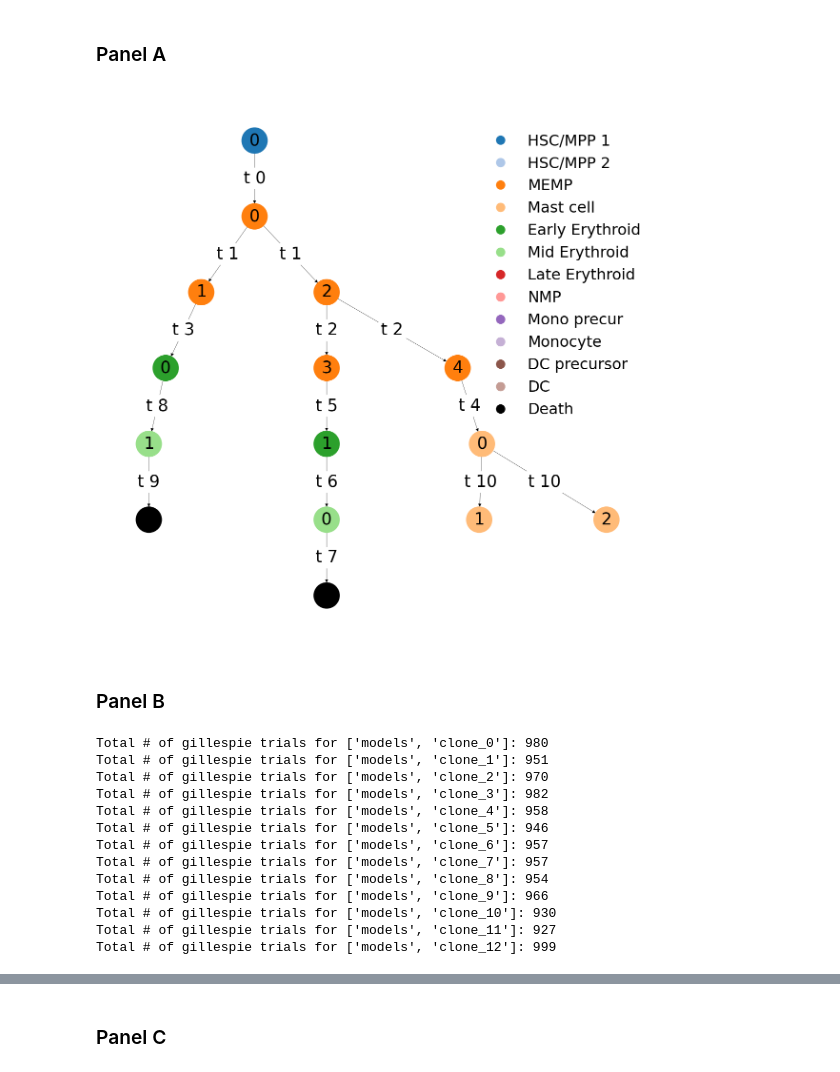
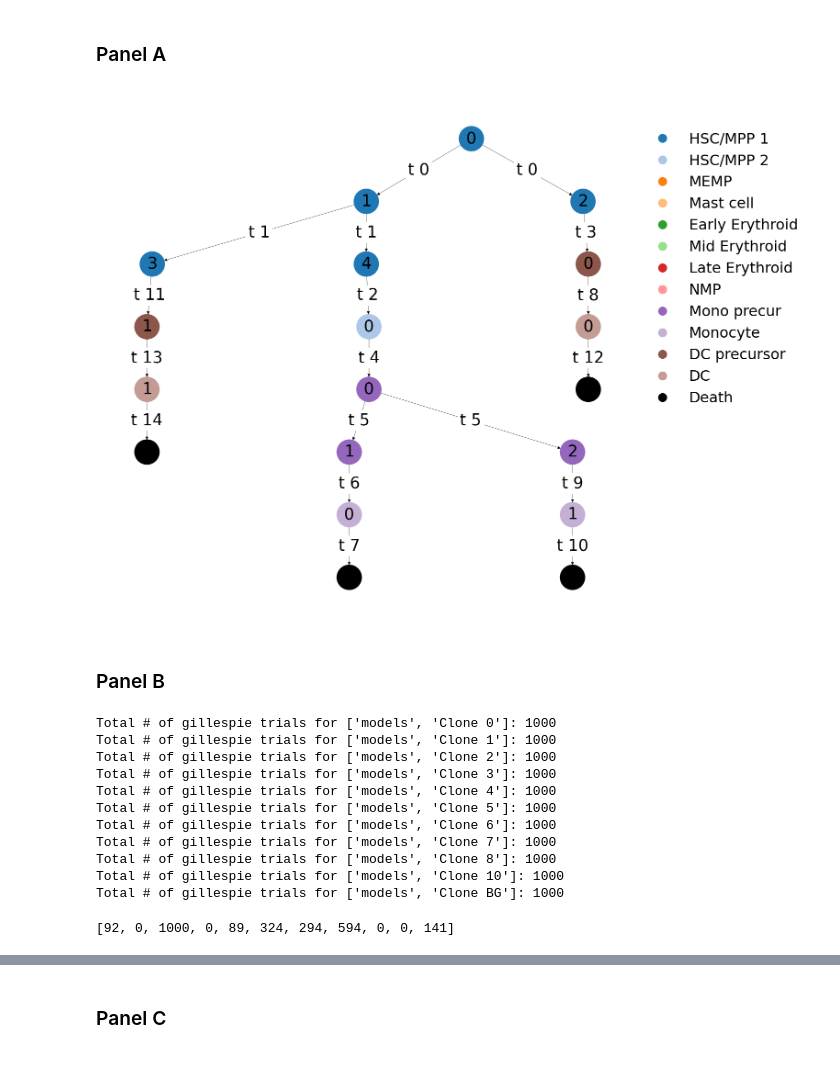
Before and after one commit to StatBiomed/clonaltrans, a Jupyter notebook: notebooks/Figure_3_A-D.ipynb, the cells around one changed output, grey strips where cells are left out. Cells and saved outputs as stored; diff of their text form; code cells hidden in the pictures.

Commit message:
v1.2.0, data, notebooks, checkpoints

```diff
--- a/notebooks/Figure_3_A-D.ipynb
+++ b/notebooks/Figure_3_A-D.ipynb
@@ -34,17 +35,17 @@ cluster_names = [
     'Monocyte', 'DC precursor', 'DC'
 ]
 # %%
-gillespie_dir='./trials/original/checkpoints/CordBloodDynamicGillespie/0605_131252/models/'
-gillespie_dir_valid = os.path.join(gillespie_dir, 'clone_1')
+gillespie_dir='./trials/v1.2.0/checkpoints/CordBloodDynamicGillespie/1216_150034/models/'
+gillespie_dir_valid = os.path.join(gillespie_dir, 'Clone 3')
 # %%
 from clonaltrans.pl import visualize_gtree
 visualize_gtree(
-    11,
+    96,
     cluster_names,
     gillespie_dir=gillespie_dir_valid,
     show=True
 )
 # %% [output]
-[figure, old version]
+[figure, new version]
 # %% [markdown]
 ### Panel B
@@ -53,23 +57,21 @@ from clonaltrans.pl import get_num_div
 from natsort import natsorted
 
 for directory in natsorted(os.listdir(gillespie_dir)):
-    if directory.startswith('clone'):
+    if directory.startswith('Clone'):
         gillespie_dir_clones = os.path.join(gillespie_dir, directory)
         get_num_div(cluster_names, gillespie_dir=gillespie_dir_clones)
 # %% [output]
-Total # of gillespie trials for ['models', 'clone_0']: 980
-Total # of gillespie trials for ['models', 'clone_1']: 951
-Total # of gillespie trials for ['models', 'clone_2']: 970
-Total # of gillespie trials for ['models', 'clone_3']: 982
-Total # of gillespie trials for ['models', 'clone_4']: 958
-Total # of gillespie trials for ['models', 'clone_5']: 946
-Total # of gillespie trials for ['models', 'clone_6']: 957
-Total # of gillespie trials for ['models', 'clone_7']: 957
-Total # of gillespie trials for ['models', 'clone_8']: 954
-Total # of gillespie trials for ['models', 'clone_9']: 966
-Total # of gillespie trials for ['models', 'clone_10']: 930
-Total # of gillespie trials for ['models', 'clone_11']: 927
-Total # of gillespie trials for ['models', 'clone_12']: 999
+Total # of gillespie trials for ['models', 'Clone 0']: 1000
+Total # of gillespie trials for ['models', 'Clone 1']: 1000
+Total # of gillespie trials for ['models', 'Clone 2']: 1000
+Total # of gillespie trials for ['models', 'Clone 3']: 1000
+Total # of gillespie trials for ['models', 'Clone 4']: 1000
+Total # of gillespie trials for ['models', 'Clone 5']: 1000
+Total # of gillespie trials for ['models', 'Clone 6']: 1000
+Total # of gillespie trials for ['models', 'Clone 7']: 1000
+Total # of gillespie trials for ['models', 'Clone 8']: 1000
+Total # of gillespie trials for ['models', 'Clone 10']: 1000
+Total # of gillespie trials for ['models', 'Clone BG']: 1000
 # %%
 from clonaltrans.pl import get_div_distribution
 import copy
@@ -83,0 +89,4 @@ for clone in range(model.N.shape[1]):
+# %%
+print (num_trails)
+# %% [output]
+[92, 0, 1000, 0, 89, 324, 294, 594, 0, 0, 141]
```
Also changed, not shown: parts of 16 cells of this notebook, 36 other files.
